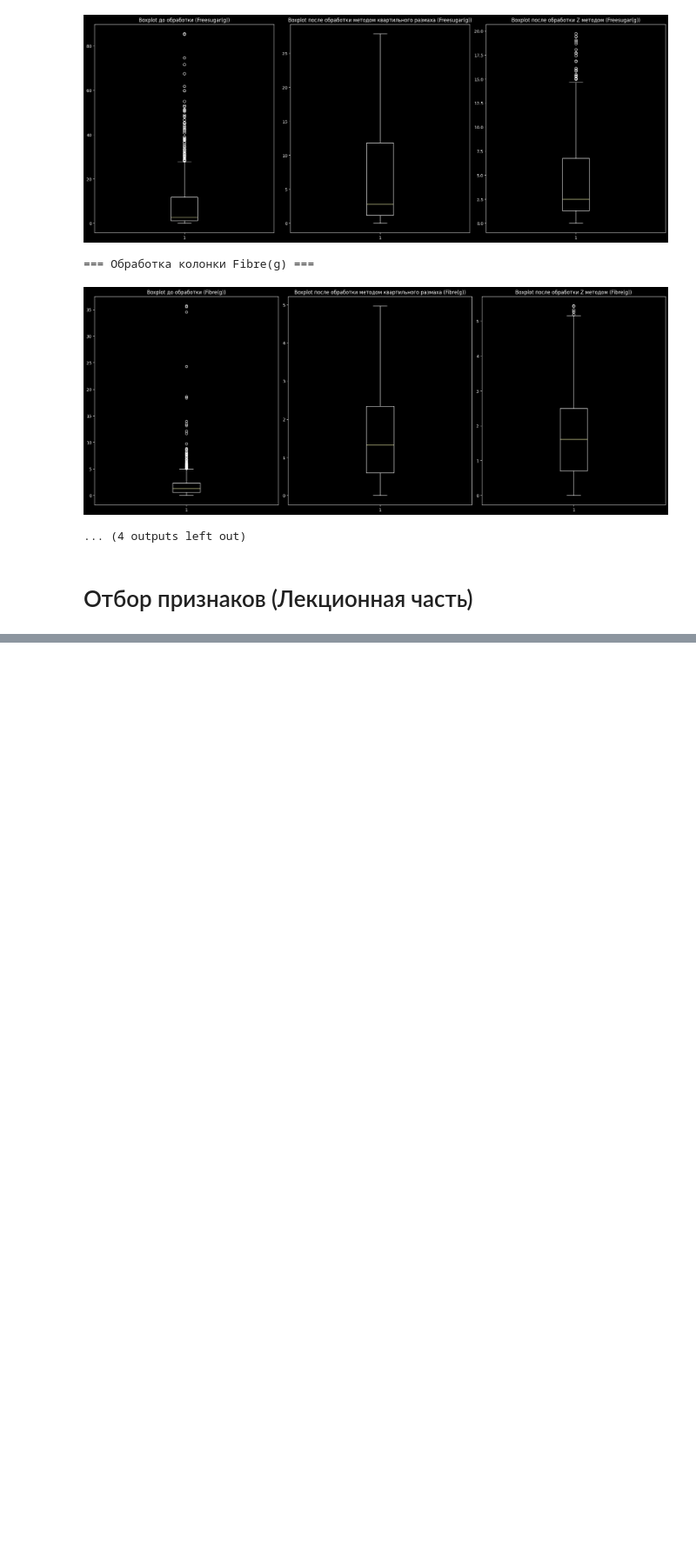
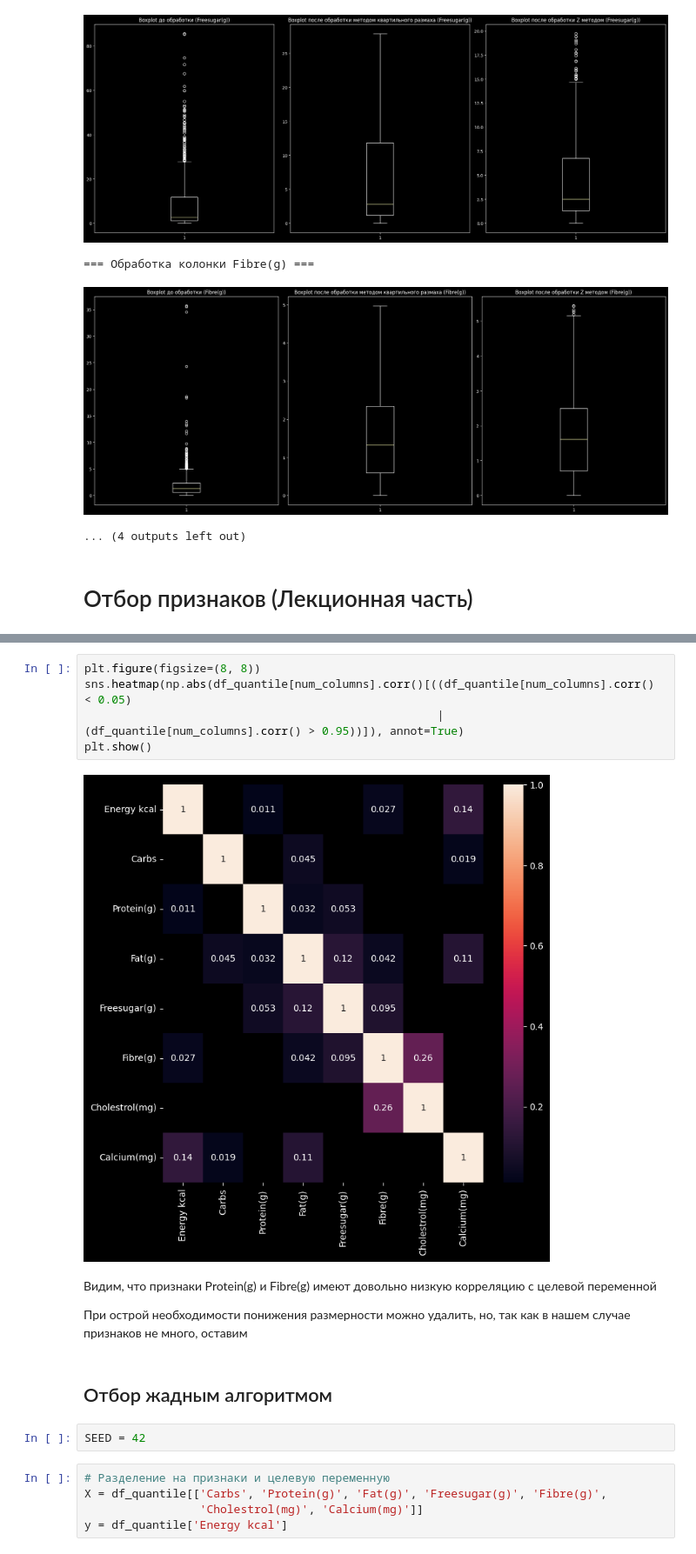
Before and after one commit to IAmSerepok/NeuralNetworkAndDeepLearning, a Jupyter notebook: lab1/main.ipynb, the cells around one changed output, grey strips where cells are left out. Shown at 87% size. Cells and saved outputs as stored; diff of their text form; blank space fills up the shorter version.

```diff
--- a/lab1/main.ipynb
+++ b/lab1/main.ipynb
@@ -193,0 +226,20 @@ for col in ['Energy kcal', 'Carbs', 'Protein(g)', 'Fat(g)',
+# %%
+plt.figure(figsize=(8, 8))
+sns.heatmap(np.abs(df_quantile[num_columns].corr()[((df_quantile[num_columns].corr() < 0.05)
+                                                    | (df_quantile[num_columns].corr() > 0.95))]), annot=True)
+plt.show()
+# %% [output]
+[figure, added]
+# %% [markdown]
+Видим, что признаки Protein(g) и Fibre(g) имеют довольно низкую корреляцию с целевой переменной
+
+При острой необходимости понижения размерности можно удалить, но, так как в нашем случае признаков не много, оставим
+# %% [markdown]
+## Отбор жадным алгоритмом
+# %%
+SEED = 42
+# %%
+# Разделение на признаки и целевую переменную
+X = df_quantile[['Carbs', 'Protein(g)', 'Fat(g)', 'Freesugar(g)', 'Fibre(g)',
+                 'Cholestrol(mg)', 'Calcium(mg)']]
+y = df_quantile['Energy kcal']
```
Also changed, not shown: parts of 14 cells of this notebook.
